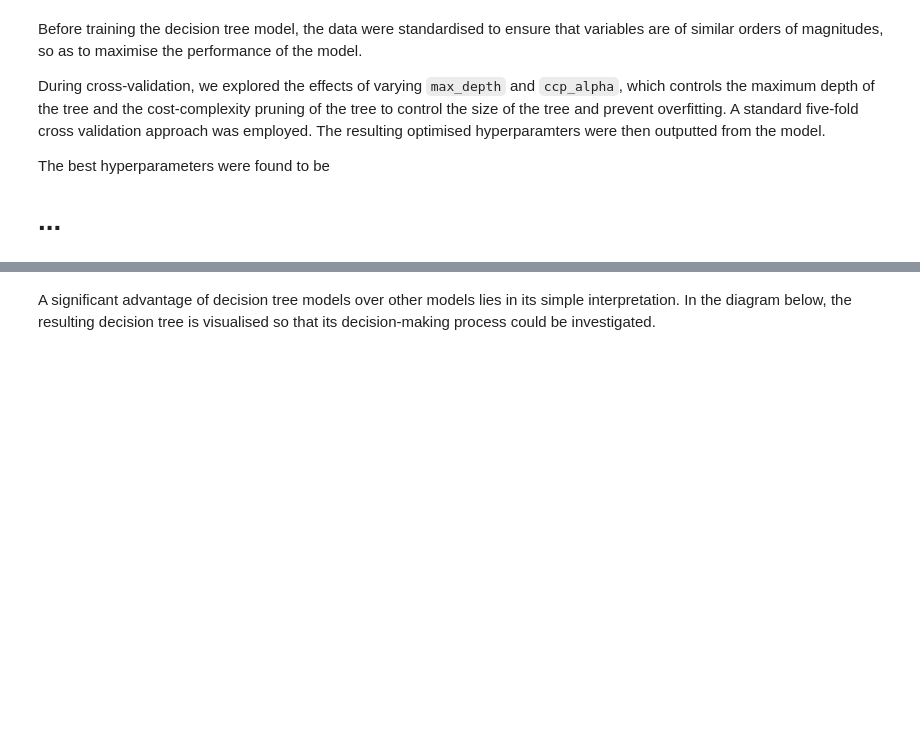
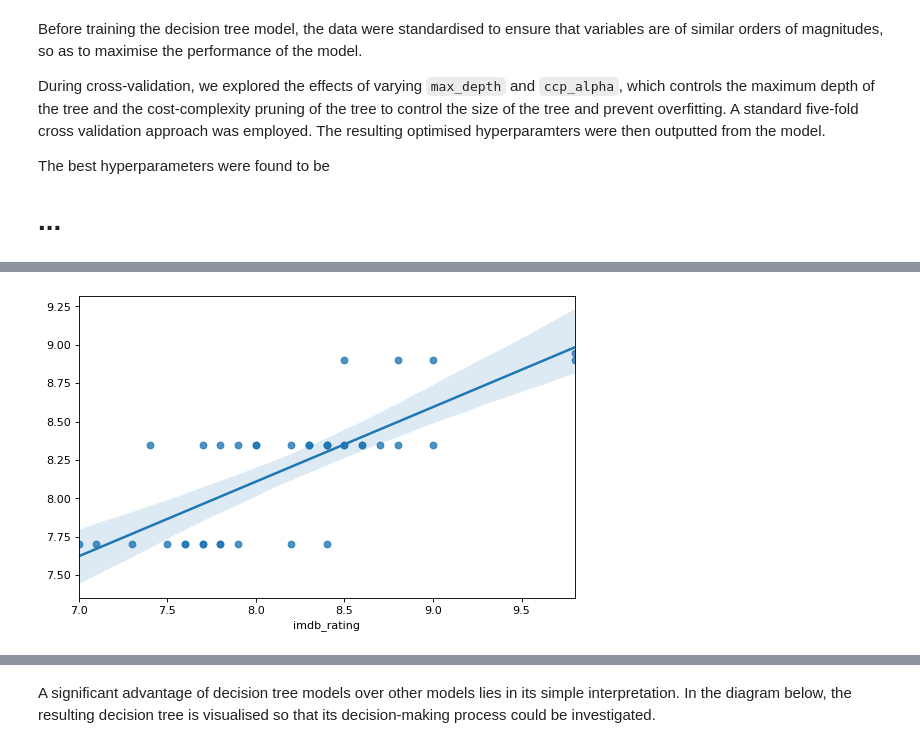
Before and after one commit to abumaz99/MLP-A1, a Jupyter notebook: Elliot4.0.ipynb, the cells around one changed output, grey strips where cells are left out. Cells and saved outputs as stored; diff of their text form; code cells hidden in the pictures; blank space fills up the shorter version.

```diff
--- a/Elliot4.0.ipynb
+++ b/Elliot4.0.ipynb
@@ -414,0 +454,5 @@ mean_squared_error(y_test, grid_search.predict(X_test), squared=False)
+# %%
+y_pred_test = grid_search.predict(X_test)
+sns.regplot(x=y_test, y=y_pred_test);
+# %% [output]
+[figure, added]
```
Also changed, not shown: parts of 15 cells of this notebook.
